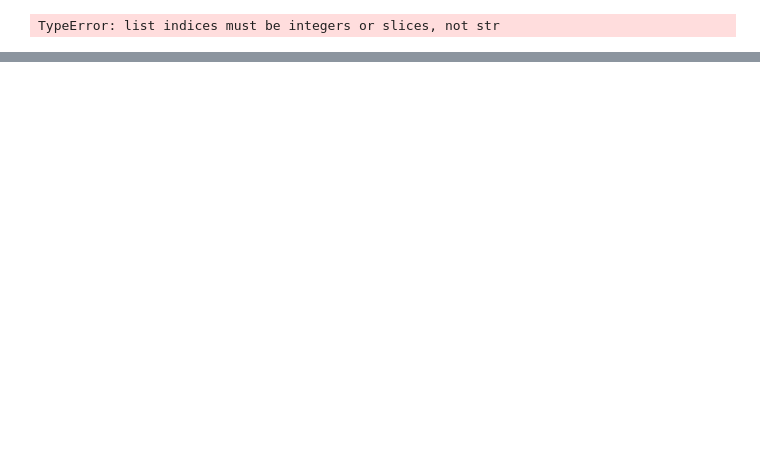
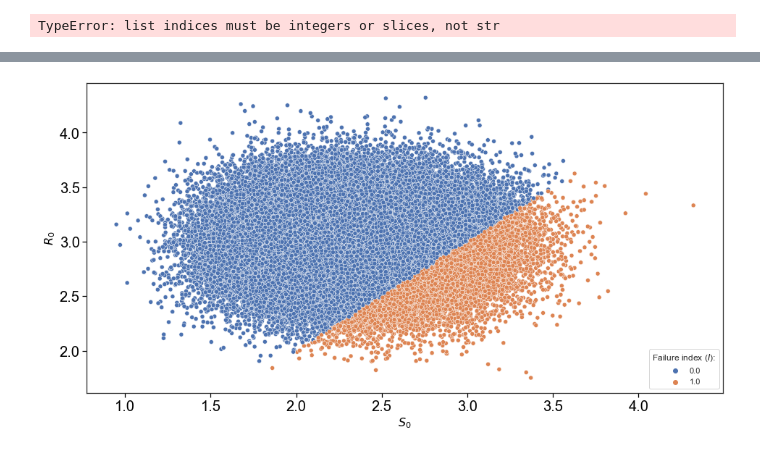
Before and after one commit to wmpjrufg/RASD-ALGORITMOS, a Jupyter notebook: RASD_DU_EXAMPLE_DESIGN.ipynb, the cells around one changed output, grey strips where cells are left out. Saved outputs shown, nothing was run; the diff lists cells and outputs as text; code cells hidden in the pictures; blank space fills up the shorter version.

```diff
--- a/RASD_DU_EXAMPLE_DESIGN.ipynb
+++ b/RASD_DU_EXAMPLE_DESIGN.ipynb
@@ -114,24 +102,26 @@ RASD_PLOT_1(DATASET, PLOT_SETUP)
 # %%
 PLOT_SETUP = {'NAME': 'WANDER',
                 'EXTENSION': '.svg',
                 'DPI': 600,
                 'WIDTH': 0.40,
                 'HEIGHT': 0.20,
                 'X DATA': 'S_0',
                 'Y DATA': 'R_0',
                 'X AXIS SIZE': 20,
                 'Y AXIS SIZE': 20,
                 'AXISES COLOR': '#000000',
                 'X AXIS LABEL': '$S_0$',
                 'Y AXIS LABEL': '$R_0$',
                 'LABELS SIZE': 16,
                 'LABELS COLOR': '#000000',
                 'LOC LEGEND': 'lower right',
                 'TITLE LEGEND': 'Failure index ($I$):'}
 # RESULTS
-DATASET = RESULTS_TEST['TOTAL RESULTS']
+DATASET =  WANDER
 # CALL PLOT
 RASD_PLOT_2(DATASET, PLOT_SETUP)
+# %% [output]
+[figure, added]
 # %%
 PLOT_SETUP = {'NAME': 'WANDER',
                 'EXTENSION': '.svg',
```
Also changed, not shown: parts of 8 cells of this notebook, 18 other files.
